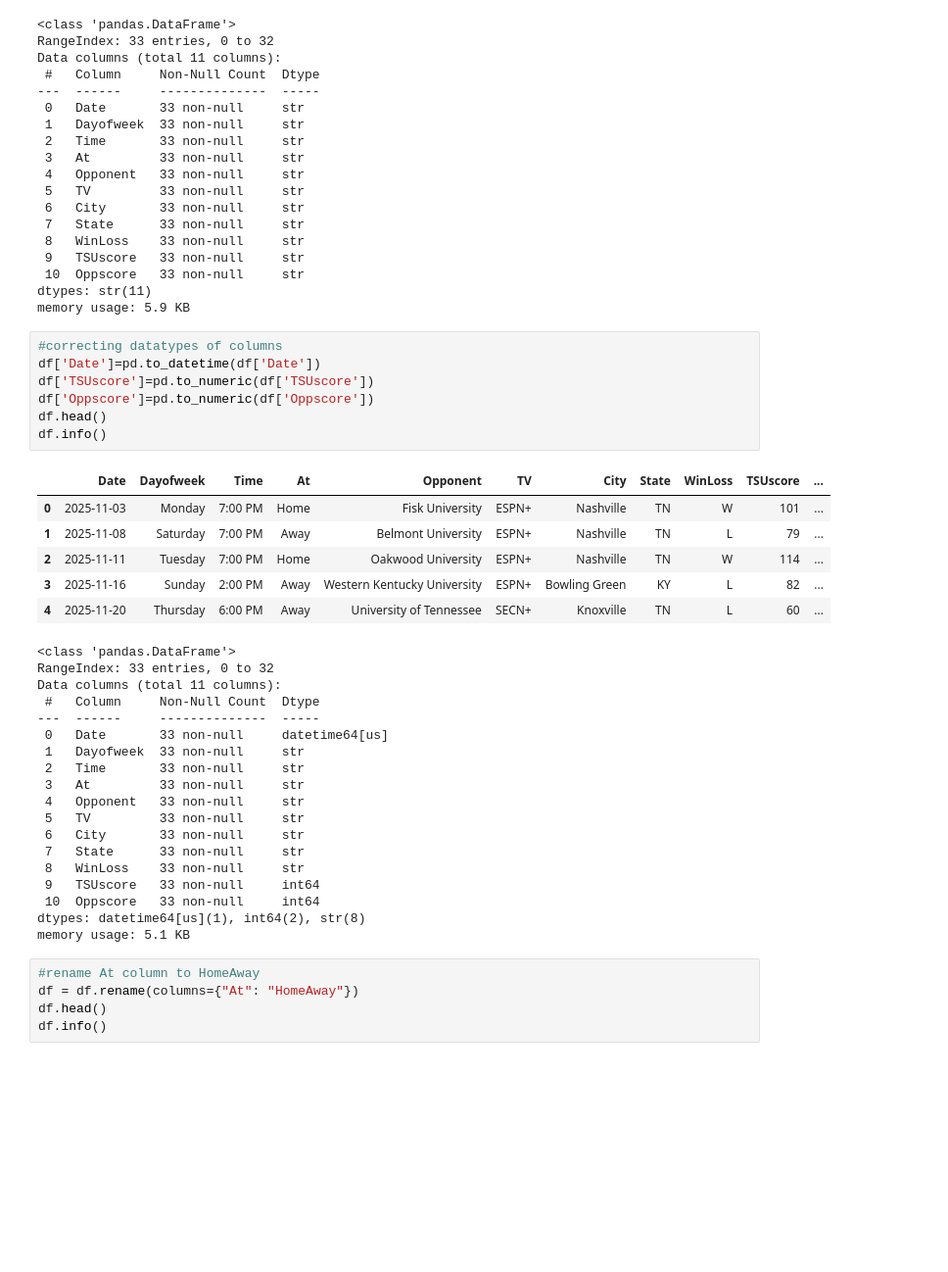
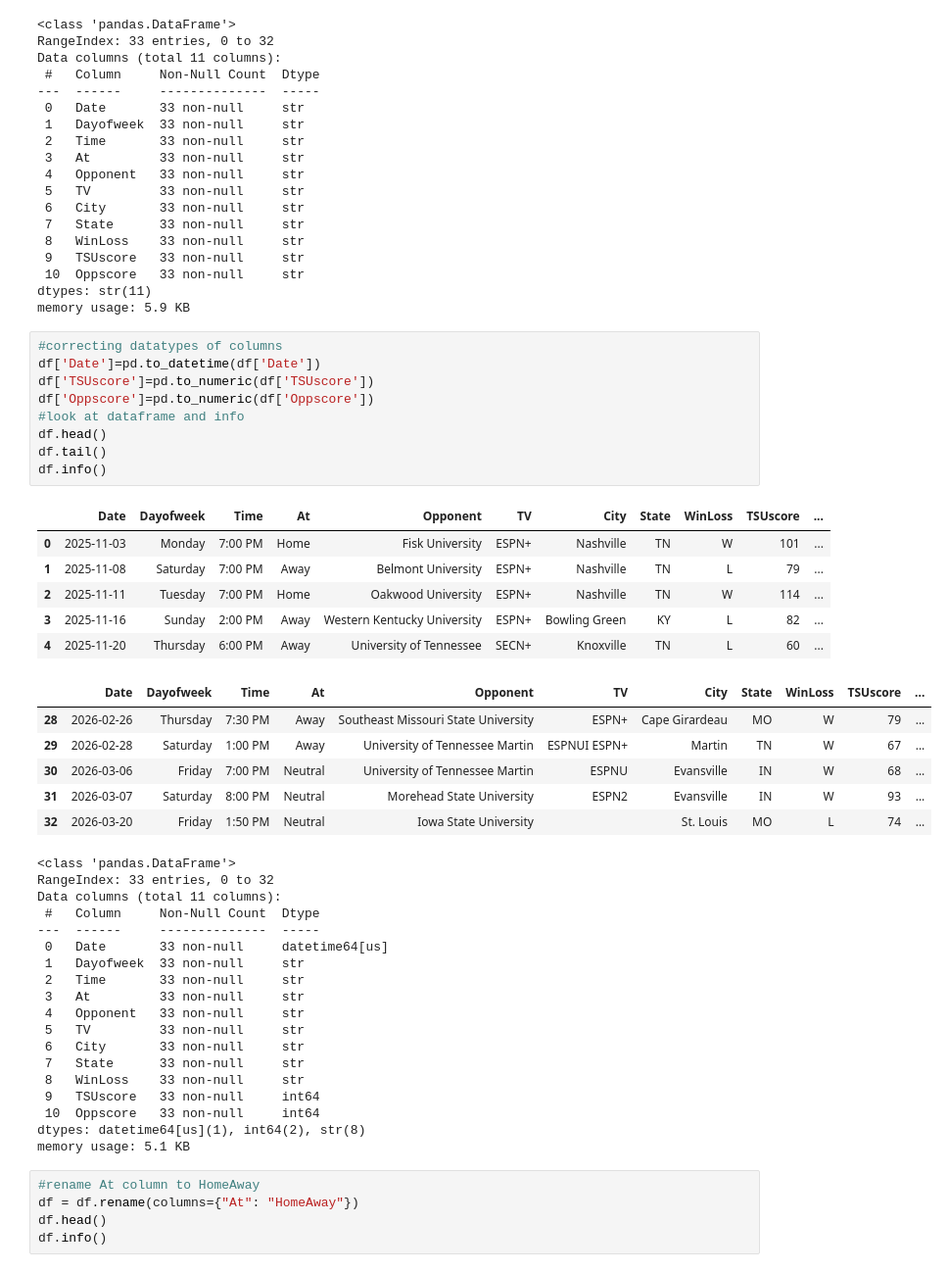
Before and after one commit to e-harrell/TSUBasketball, a Jupyter notebook: initial code.ipynb, the cells around one changed output. Shown at 98% size. Saved outputs shown, nothing was run; the diff lists cells and outputs as text; blank space fills up the shorter version.

```diff
--- a/initial code.ipynb
+++ b/initial code.ipynb
@@ -574,17 +582,25 @@ memory usage: 5.9 KB
 # %%
 #correcting datatypes of columns
 df['Date']=pd.to_datetime(df['Date'])
 df['TSUscore']=pd.to_numeric(df['TSUscore'])
 df['Oppscore']=pd.to_numeric(df['Oppscore'])
+#look at dataframe and info
 df.head()
+df.tail()
 df.info()
 # %% [output]
 |  | Date | Dayofweek | Time | At | Opponent | TV | City | State | WinLoss | TSUscore | ... |
 | 0 | 2025-11-03 | Monday | 7:00 PM | Home | Fisk University | ESPN+ | Nashville | TN | W | 101 | ... |
 | 1 | 2025-11-08 | Saturday | 7:00 PM | Away | Belmont University | ESPN+ | Nashville | TN | L | 79 | ... |
 | 2 | 2025-11-11 | Tuesday | 7:00 PM | Home | Oakwood University | ESPN+ | Nashville | TN | W | 114 | ... |
 | 3 | 2025-11-16 | Sunday | 2:00 PM | Away | Western Kentucky University | ESPN+ | Bowling Green | KY | L | 82 | ... |
 | 4 | 2025-11-20 | Thursday | 6:00 PM | Away | University of Tennessee | SECN+ | Knoxville | TN | L | 60 | ... |
+|  | Date | Dayofweek | Time | At | Opponent | TV | City | State | WinLoss | TSUscore | ... |
+| 28 | 2026-02-26 | Thursday | 7:30 PM | Away | Southeast Missouri State University | ESPN+ | Cape Girardeau | MO | W | 79 | ... |
+| 29 | 2026-02-28 | Saturday | 1:00 PM | Away | University of Tennessee Martin | ESPNUI ESPN+ | Martin | TN | W | 67 | ... |
+| 30 | 2026-03-06 | Friday | 7:00 PM | Neutral | University of Tennessee Martin | ESPNU | Evansville | IN | W | 68 | ... |
+| 31 | 2026-03-07 | Saturday | 8:00 PM | Neutral | Morehead State University | ESPN2 | Evansville | IN | W | 93 | ... |
+| 32 | 2026-03-20 | Friday | 1:50 PM | Neutral | Iowa State University |  | St. Louis | MO | L | 74 | ... |
 <class 'pandas.DataFrame'>
 RangeIndex: 33 entries, 0 to 32
 Data columns (total 11 columns):
```
Also changed, not shown: parts of 19 cells of this notebook.
